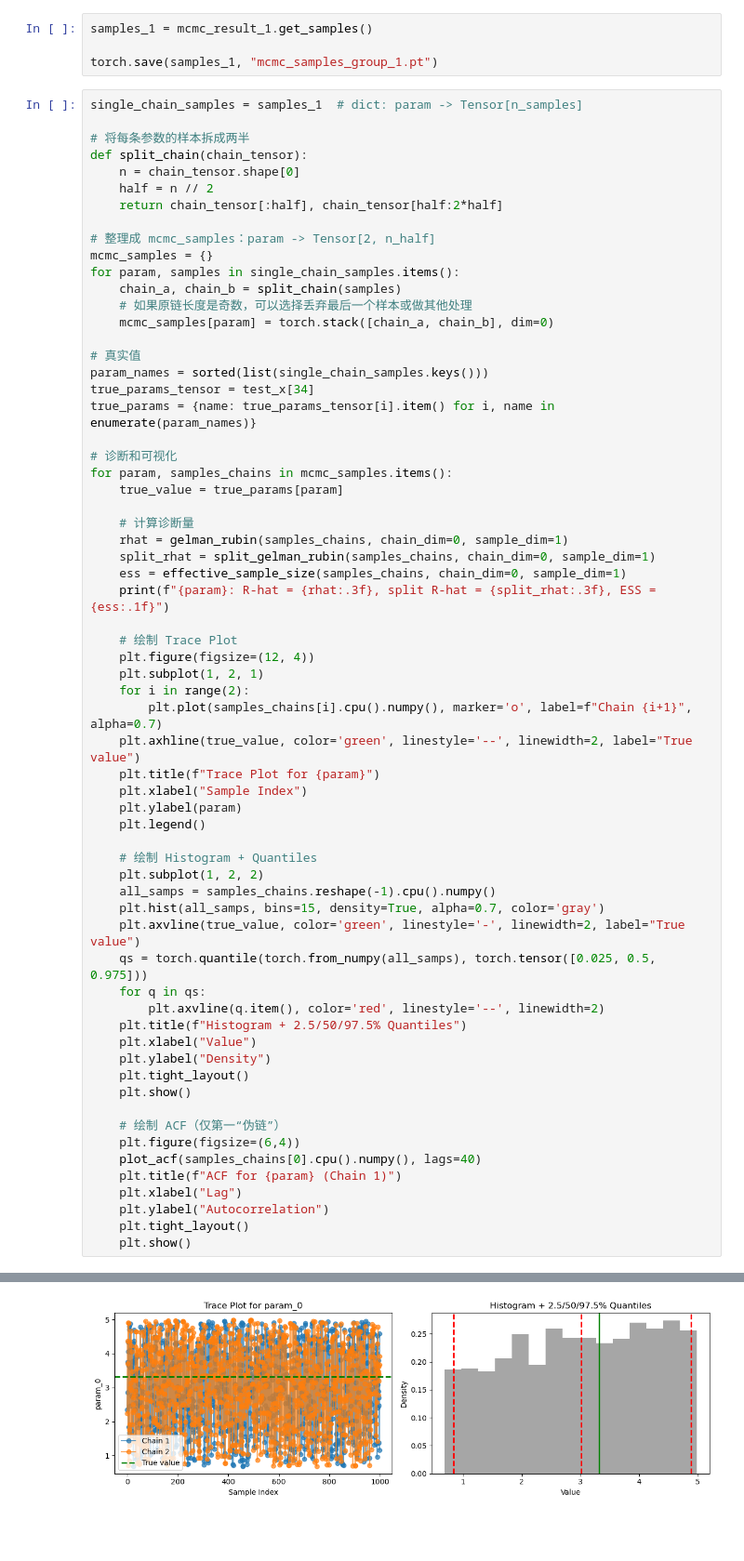
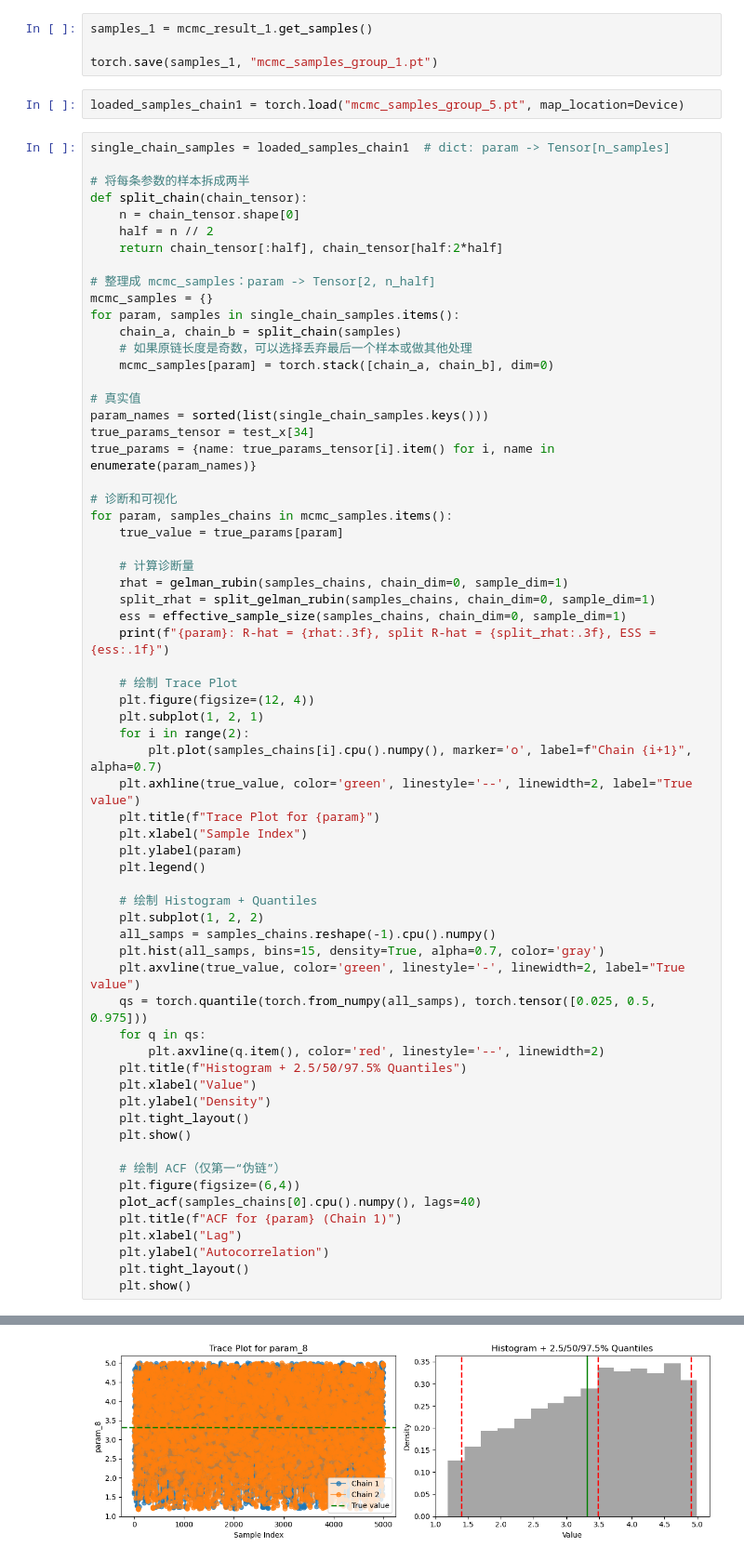
Before and after one commit to Aether-Ren/Multioutput_FixedG_GP, a Jupyter notebook: SplitG_LMGP.ipynb, the cells around one changed output, grey strips where cells are left out. Shown at 93% size. Cells and saved outputs as stored; diff of their text form; blank space fills up the shorter version.

```diff
--- a/SplitG_LMGP.ipynb
+++ b/SplitG_LMGP.ipynb
@@ -149,8 +147,10 @@ mcmc_result_1 = run_mcmc_Uniform_group(
 samples_1 = mcmc_result_1.get_samples()
 
 torch.save(samples_1, "mcmc_samples_group_1.pt")
+# %%
+loaded_samples_chain1 = torch.load("mcmc_samples_group_5.pt", map_location=Device)
 # %%
-single_chain_samples = samples_1  # dict: param -> Tensor[n_samples]
+single_chain_samples = loaded_samples_chain1  # dict: param -> Tensor[n_samples]
 
 # 将每条参数的样本拆成两半
 def split_chain(chain_tensor):
@@ -218,2 +218,2 @@ param_0: R-hat = 1.000, split R-hat = 1.000, ESS = 1623.9
-[figure, old version]
+[figure, new version]
 <Figure size 600x400 with 0 Axes>
```
Also changed, not shown: parts of 3 cells of this notebook, 6 other files.
